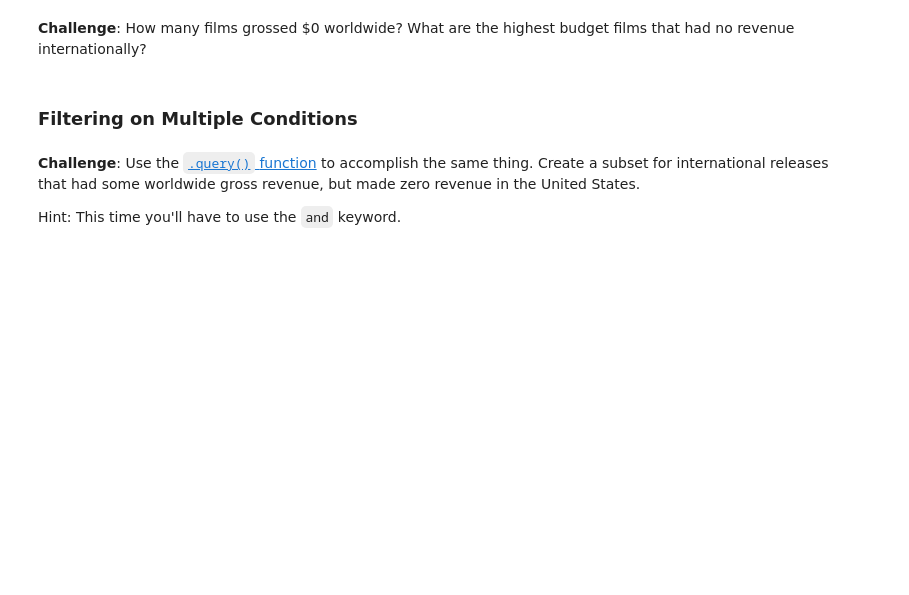
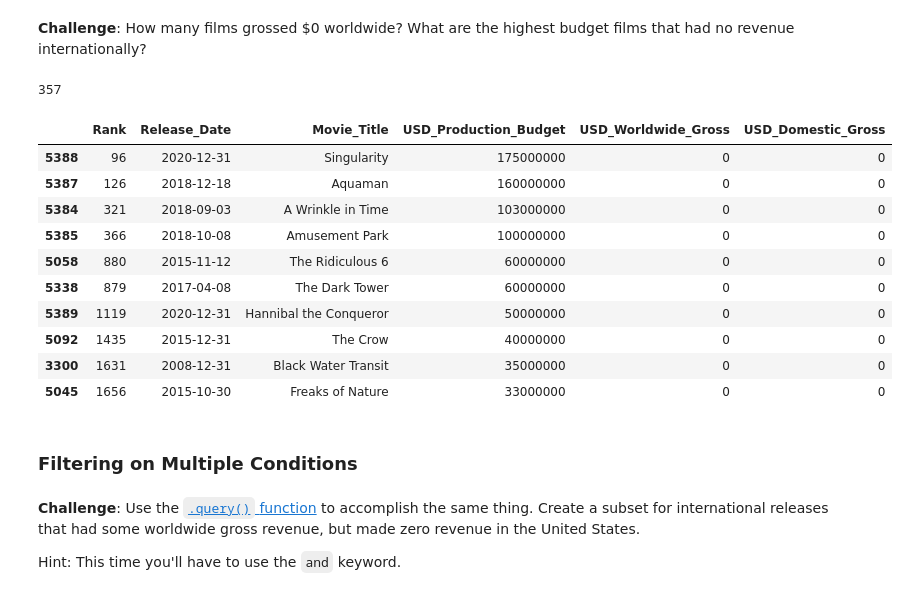
Before and after one commit to zoard-ehmann/100-days-of-python, a Jupyter notebook: Day77/Linear_Regression/Seaborn_and_Linear_Regression.ipynb, the cells around one changed output. Cells and saved outputs as stored; diff of their text form; code cells hidden in the pictures; blank space fills up the shorter version.

```diff
--- a/Day77/Linear_Regression/Seaborn_and_Linear_Regression.ipynb
+++ b/Day77/Linear_Regression/Seaborn_and_Linear_Regression.ipynb
@@ -113,5 +175,22 @@ memory usage: 252.8+ KB
 # %% [markdown]
 **Challenge**: How many films grossed $0 worldwide? What are the highest budget films that had no revenue internationally?
+# %%
+zero_worldwide_gross = data.loc[data.USD_Worldwide_Gross == 0]
+print(zero_worldwide_gross.Rank.count())
+zero_worldwide_gross.sort_values(by='USD_Production_Budget', ascending=False).head(10)
+# %% [output]
+357
+|  | Rank | Release_Date | Movie_Title | USD_Production_Budget | USD_Worldwide_Gross | USD_Domestic_Gross |
+| 5388 | 96 | 2020-12-31 | Singularity | 175000000 | 0 | 0 |
+| 5387 | 126 | 2018-12-18 | Aquaman | 160000000 | 0 | 0 |
+| 5384 | 321 | 2018-09-03 | A Wrinkle in Time | 103000000 | 0 | 0 |
+| 5385 | 366 | 2018-10-08 | Amusement Park | 100000000 | 0 | 0 |
+| 5058 | 880 | 2015-11-12 | The Ridiculous 6 | 60000000 | 0 | 0 |
+| 5338 | 879 | 2017-04-08 | The Dark Tower | 60000000 | 0 | 0 |
+| 5389 | 1119 | 2020-12-31 | Hannibal the Conqueror | 50000000 | 0 | 0 |
+| 5092 | 1435 | 2015-12-31 | The Crow | 40000000 | 0 | 0 |
+| 3300 | 1631 | 2008-12-31 | Black Water Transit | 35000000 | 0 | 0 |
+| 5045 | 1656 | 2015-10-30 | Freaks of Nature | 33000000 | 0 | 0 |
 # %% [markdown]
 ### Filtering on Multiple Conditions
 # %% [markdown]
```
Also changed, not shown: parts of 6 cells of this notebook.
